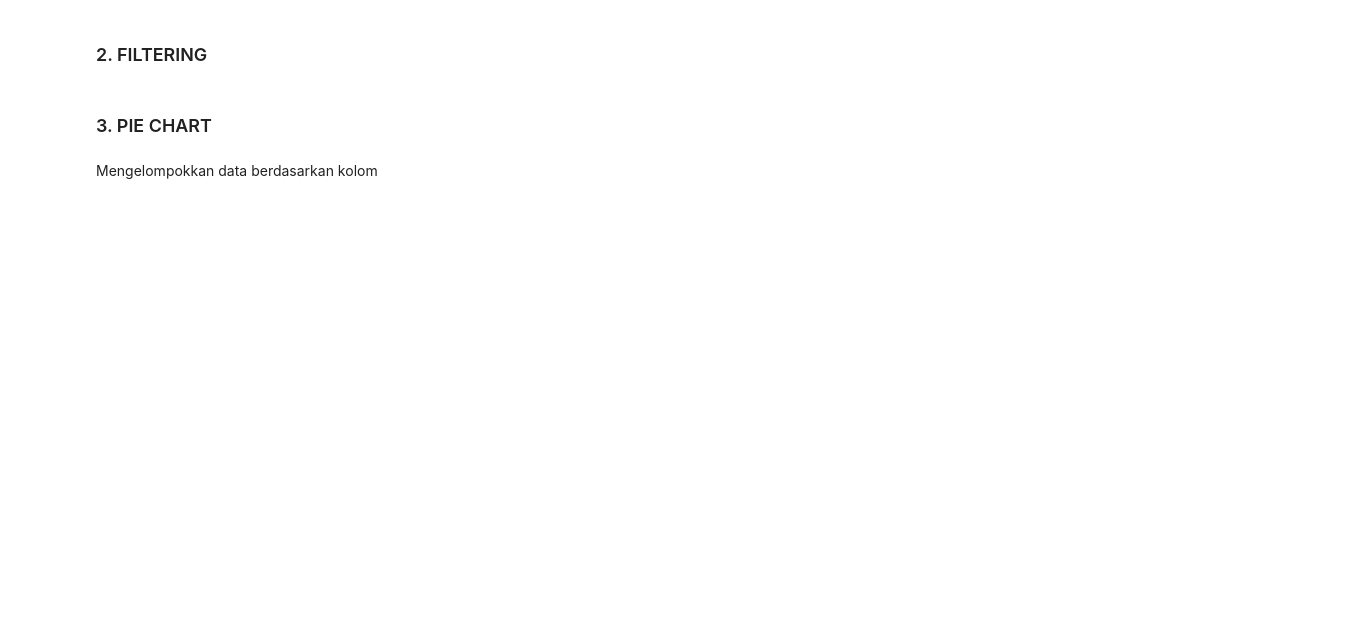
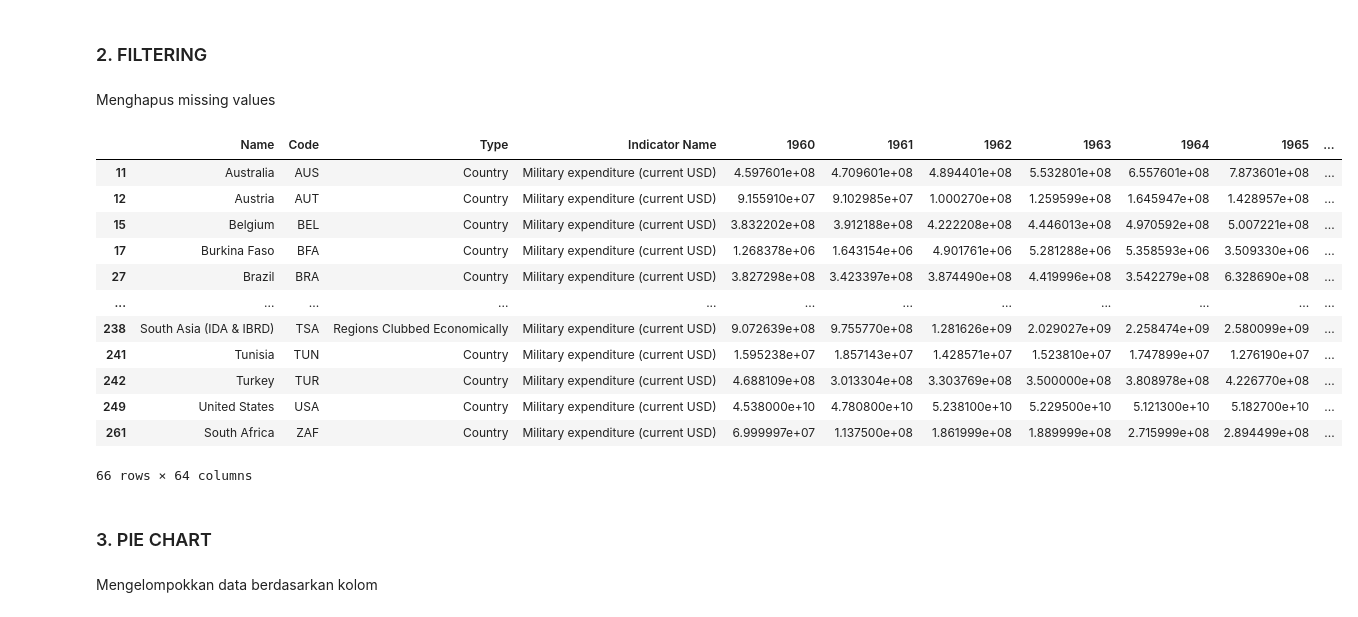
Before and after one commit to AbdulHafidh-AI/Praktikum-Visualisasi-Data, a Jupyter notebook: 2008107010056_AbdulHafidh_Tugas3.ipynb, the cells around one changed output. Drawn from its saved outputs; the diff is of its cells as text; code cells hidden in the pictures; blank space fills up the shorter version.

```diff
--- a/2008107010056_AbdulHafidh_Tugas3.ipynb
+++ b/2008107010056_AbdulHafidh_Tugas3.ipynb
@@ -112,5 +129,24 @@ sample.head(10)
 # %% [markdown]
 ### 2. FILTERING
+# %% [markdown]
+Menghapus missing values
+# %%
+sample.dropna(inplace=True)
+sample
+# %% [output]
+|  | Name | Code | Type | Indicator Name | 1960 | 1961 | 1962 | 1963 | 1964 | 1965 | ... |
+| 11 | Australia | AUS | Country | Military expenditure (current USD) | 4.597601e+08 | 4.709601e+08 | 4.894401e+08 | 5.532801e+08 | 6.557601e+08 | 7.873601e+08 | ... |
+| 12 | Austria | AUT | Country | Military expenditure (current USD) | 9.155910e+07 | 9.102985e+07 | 1.000270e+08 | 1.259599e+08 | 1.645947e+08 | 1.428957e+08 | ... |
+| 15 | Belgium | BEL | Country | Military expenditure (current USD) | 3.832202e+08 | 3.912188e+08 | 4.222208e+08 | 4.446013e+08 | 4.970592e+08 | 5.007221e+08 | ... |
+| 17 | Burkina Faso | BFA | Country | Military expenditure (current USD) | 1.268378e+06 | 1.643154e+06 | 4.901761e+06 | 5.281288e+06 | 5.358593e+06 | 3.509330e+06 | ... |
+| 27 | Brazil | BRA | Country | Military expenditure (current USD) | 3.827298e+08 | 3.423397e+08 | 3.874490e+08 | 4.419996e+08 | 3.542279e+08 | 6.328690e+08 | ... |
+| ... | ... | ... | ... | ... | ... | ... | ... | ... | ... | ... | ... |
+| 238 | South Asia (IDA & IBRD) | TSA | Regions Clubbed Economically | Military expenditure (current USD) | 9.072639e+08 | 9.755770e+08 | 1.281626e+09 | 2.029027e+09 | 2.258474e+09 | 2.580099e+09 | ... |
+| 241 | Tunisia | TUN | Country | Military expenditure (current USD) | 1.595238e+07 | 1.857143e+07 | 1.428571e+07 | 1.523810e+07 | 1.747899e+07 | 1.276190e+07 | ... |
+| 242 | Turkey | TUR | Country | Military expenditure (current USD) | 4.688109e+08 | 3.013304e+08 | 3.303769e+08 | 3.500000e+08 | 3.808978e+08 | 4.226770e+08 | ... |
+| 249 | United States | USA | Country | Military expenditure (current USD) | 4.538000e+10 | 4.780800e+10 | 5.238100e+10 | 5.229500e+10 | 5.121300e+10 | 5.182700e+10 | ... |
+| 261 | South Africa | ZAF | Country | Military expenditure (current USD) | 6.999997e+07 | 1.137500e+08 | 1.861999e+08 | 1.889999e+08 | 2.715999e+08 | 2.894499e+08 | ... |
+66 rows × 64 columns
 # %% [markdown]
 ### 3. PIE CHART
 # %% [markdown]
```
Also changed, not shown: parts of 5 cells of this notebook.
